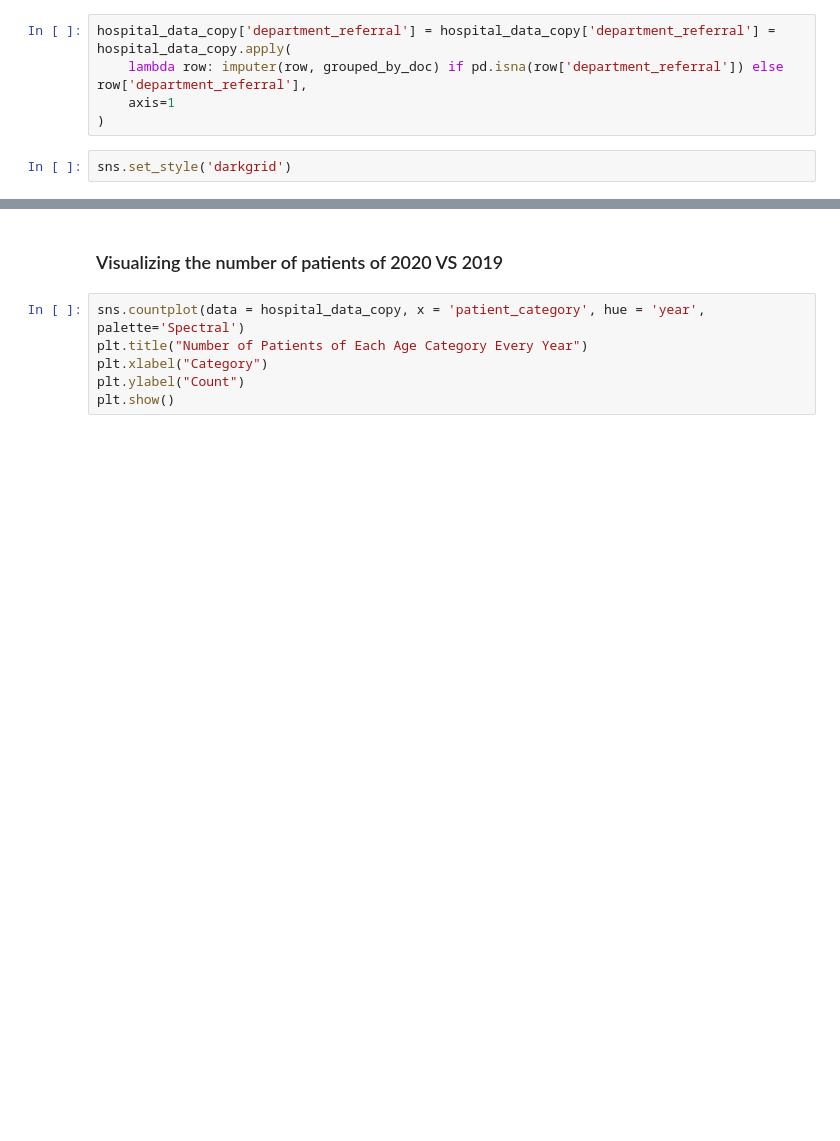
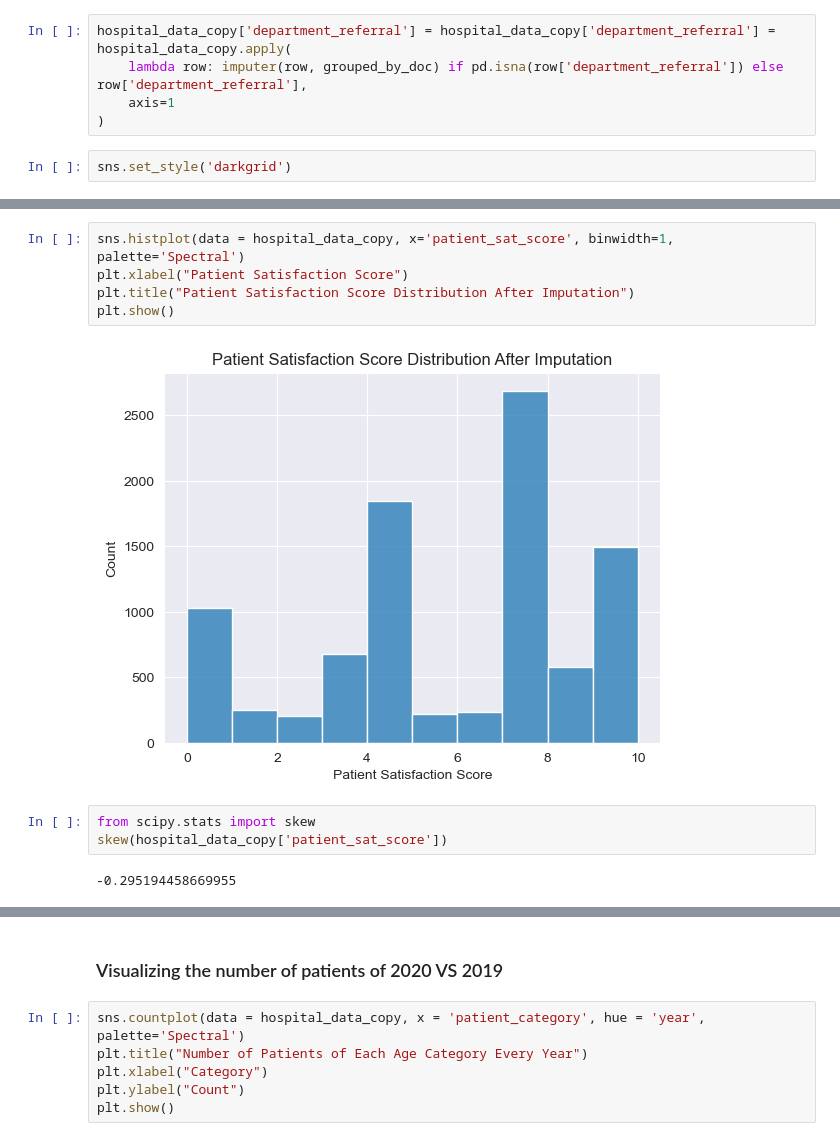
Before and after one commit to Ahmed-level0/Cleaning-Hospital-Data, a Jupyter notebook: cleaningH.ipynb, the cells around one changed output, grey strips where cells are left out. Drawn from its saved outputs; the diff is of its cells as text; blank space fills up the shorter version.

```diff
--- a/cleaningH.ipynb
+++ b/cleaningH.ipynb
@@ -69,0 +118,12 @@ sns.set_style('darkgrid')
+# %%
+sns.histplot(data = hospital_data_copy, x='patient_sat_score', binwidth=1, palette='Spectral')
+plt.xlabel("Patient Satisfaction Score")
+plt.title("Patient Satisfaction Score Distribution After Imputation")
+plt.show()
+# %% [output]
+[figure, added]
+# %%
+from scipy.stats import skew
+skew(hospital_data_copy['patient_sat_score'])
+# %% [output]
+-0.295194458669955
```
Also changed, not shown: parts of 12 cells of this notebook.
